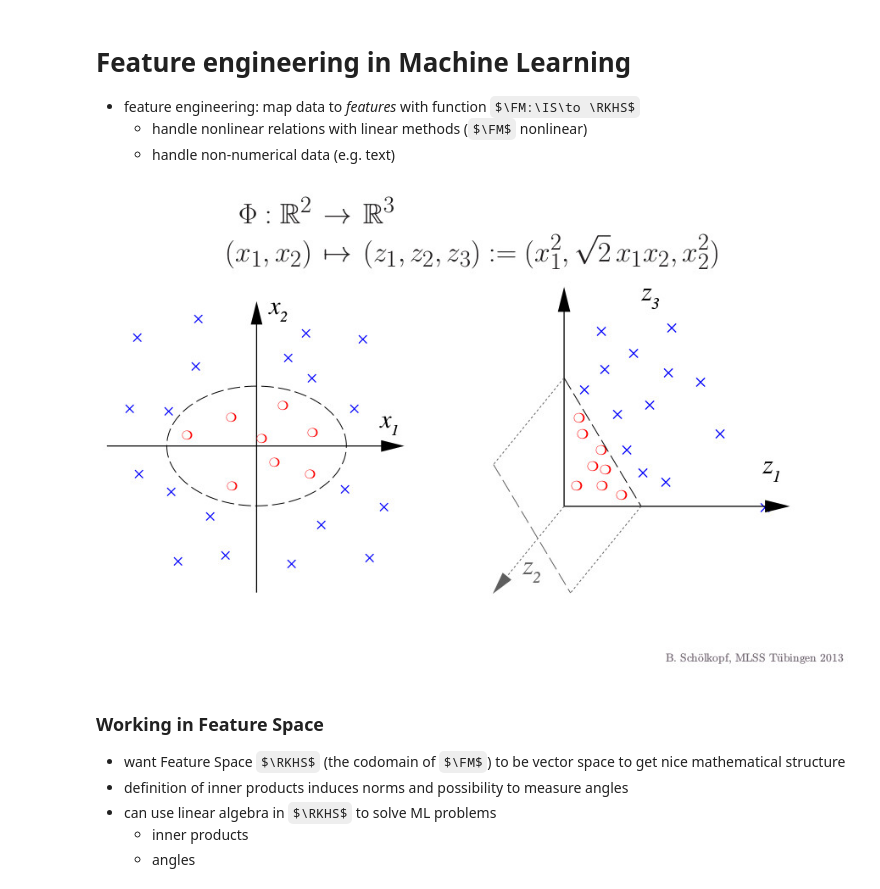
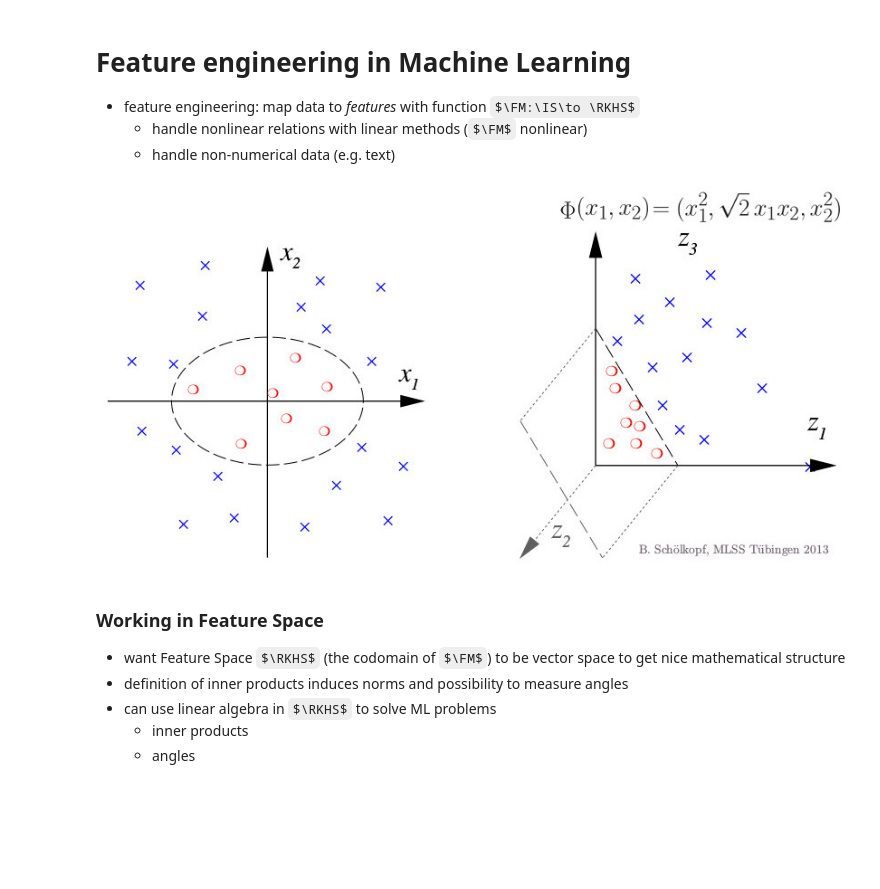
Before and after one commit to ingmarschuster/rkhs_demo, a Jupyter notebook: Tutorial_on_modern_kernel_methods.ipynb, the cells around one changed output. Cells and saved outputs as stored; diff of their text form; code cells hidden in the pictures; some formulas as TeX source; blank space fills up the shorter version.

```diff
--- a/Tutorial_on_modern_kernel_methods.ipynb
+++ b/Tutorial_on_modern_kernel_methods.ipynb
@@ -79,9 +79,9 @@ display(Image(filename="SVM.png", width=700)) #source: https://en.wikipedia.org/
     - handle nonlinear relations with linear methods ($\FM$ nonlinear)
     - handle non-numerical data (e.g. text)
 # %%
-display(Image(filename="monomials.jpg", width=900)) #source: Berhard Schölkopf
+display(Image(filename="monomials_small.jpg", width=800)) #source: Berhard Schölkopf
 # %% [output]
-[figure, old version]
+[figure, new version]
 # %% [markdown]
 ### Working in Feature Space
 - want Feature Space $\RKHS$ (the codomain of $\FM$) to be vector space to get nice mathematical structure
```
Also changed, not shown: parts of 29 cells of this notebook, 2 other files.
